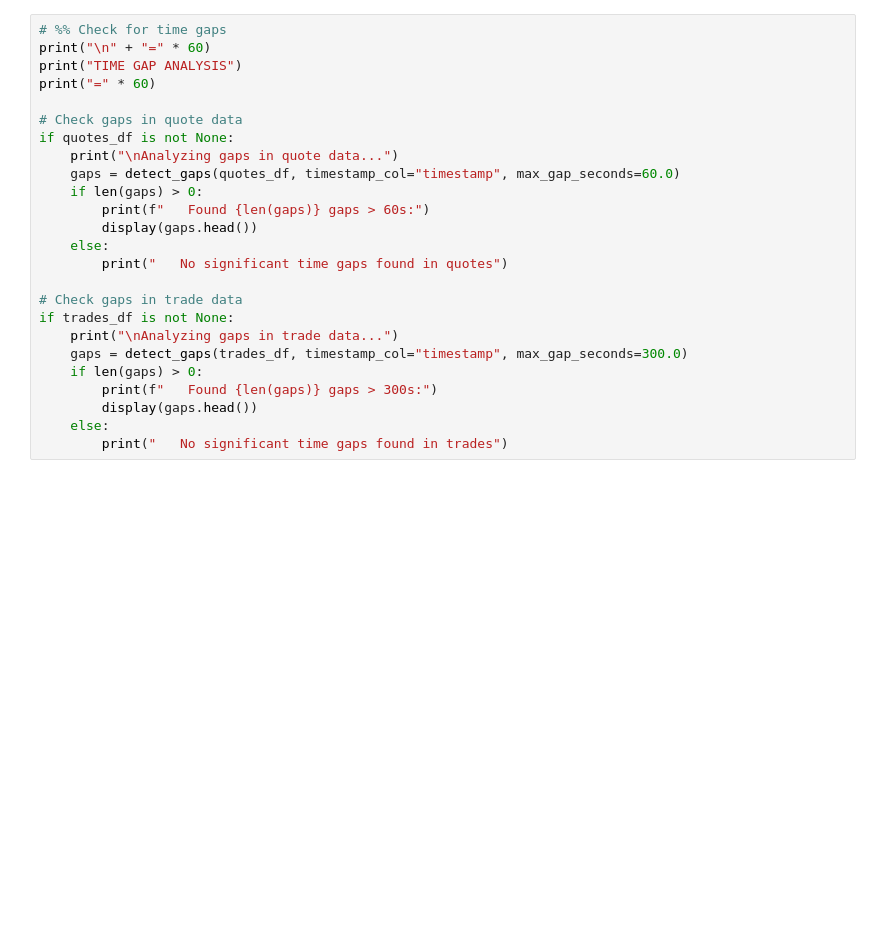
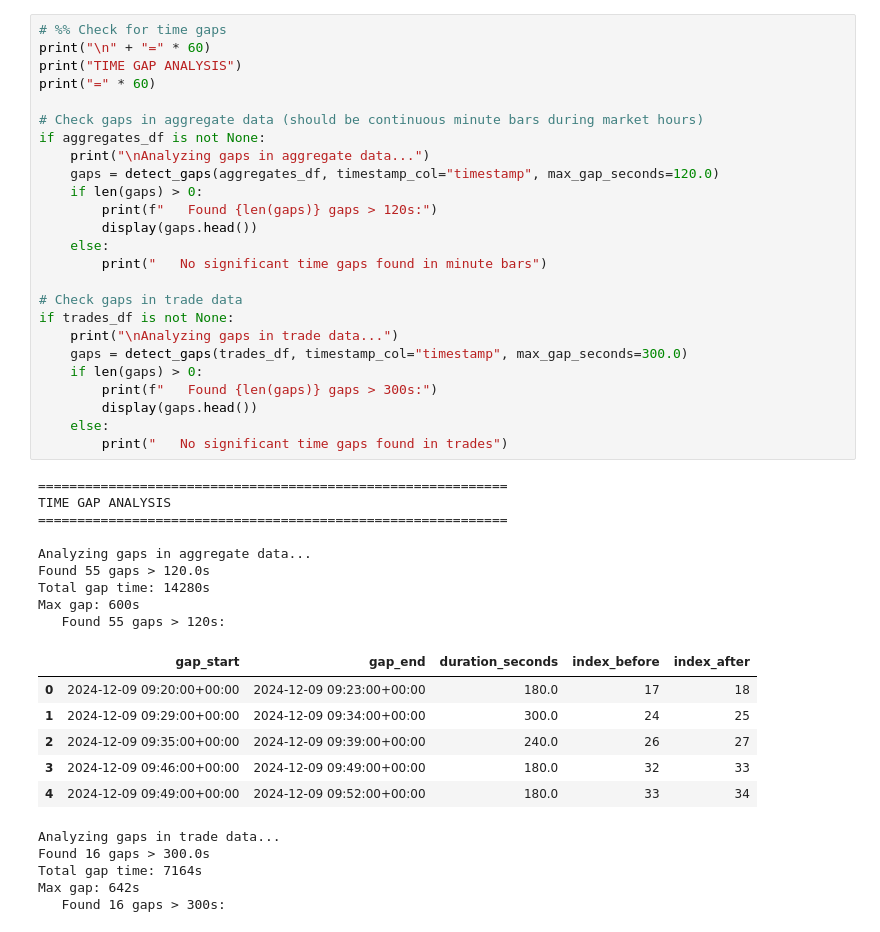
Before and after one commit to rspence821505/Order-Book-Microstructure-Analysis, a Jupyter notebook: notebooks/00_data_collections.ipynb, the cells around one changed output. Saved outputs shown, nothing was run; the diff lists cells and outputs as text; blank space fills up the shorter version.

```diff
--- a/notebooks/00_data_collections.ipynb
+++ b/notebooks/00_data_collections.ipynb
@@ -206,25 +360,46 @@ if trades_df is not None:
 # %%
 # %% Check for time gaps
 print("\n" + "=" * 60)
 print("TIME GAP ANALYSIS")
 print("=" * 60)
 
-# Check gaps in quote data
-if quotes_df is not None:
-    print("\nAnalyzing gaps in quote data...")
-    gaps = detect_gaps(quotes_df, timestamp_col="timestamp", max_gap_seconds=60.0)
+# Check gaps in aggregate data (should be continuous minute bars during market hours)
+if aggregates_df is not None:
+    print("\nAnalyzing gaps in aggregate data...")
+    gaps = detect_gaps(aggregates_df, timestamp_col="timestamp", max_gap_seconds=120.0)
     if len(gaps) > 0:
-        print(f"   Found {len(gaps)} gaps > 60s:")
+        print(f"   Found {len(gaps)} gaps > 120s:")
         display(gaps.head())
     else:
-        print("   No significant time gaps found in quotes")
+        print("   No significant time gaps found in minute bars")
 
 # Check gaps in trade data
 if trades_df is not None:
     print("\nAnalyzing gaps in trade data...")
     gaps = detect_gaps(trades_df, timestamp_col="timestamp", max_gap_seconds=300.0)
     if len(gaps) > 0:
         print(f"   Found {len(gaps)} gaps > 300s:")
         display(gaps.head())
     else:
         print("   No significant time gaps found in trades")
+# %% [output]
+============================================================
+TIME GAP ANALYSIS
+============================================================
+
+Analyzing gaps in aggregate data...
+Found 55 gaps > 120.0s
+Total gap time: 14280s
+Max gap: 600s
+   Found 55 gaps > 120s:
+|  | gap_start | gap_end | duration_seconds | index_before | index_after |
+| 0 | 2024-12-09 09:20:00+00:00 | 2024-12-09 09:23:00+00:00 | 180.0 | 17 | 18 |
+| 1 | 2024-12-09 09:29:00+00:00 | 2024-12-09 09:34:00+00:00 | 300.0 | 24 | 25 |
+| 2 | 2024-12-09 09:35:00+00:00 | 2024-12-09 09:39:00+00:00 | 240.0 | 26 | 27 |
+| 3 | 2024-12-09 09:46:00+00:00 | 2024-12-09 09:49:00+00:00 | 180.0 | 32 | 33 |
+| 4 | 2024-12-09 09:49:00+00:00 | 2024-12-09 09:52:00+00:00 | 180.0 | 33 | 34 |
+Analyzing gaps in trade data...
+Found 16 gaps > 300.0s
+Total gap time: 7164s
+Max gap: 642s
+   Found 16 gaps > 300s:
```
Also changed, not shown: parts of 15 cells of this notebook, 10 other files.
